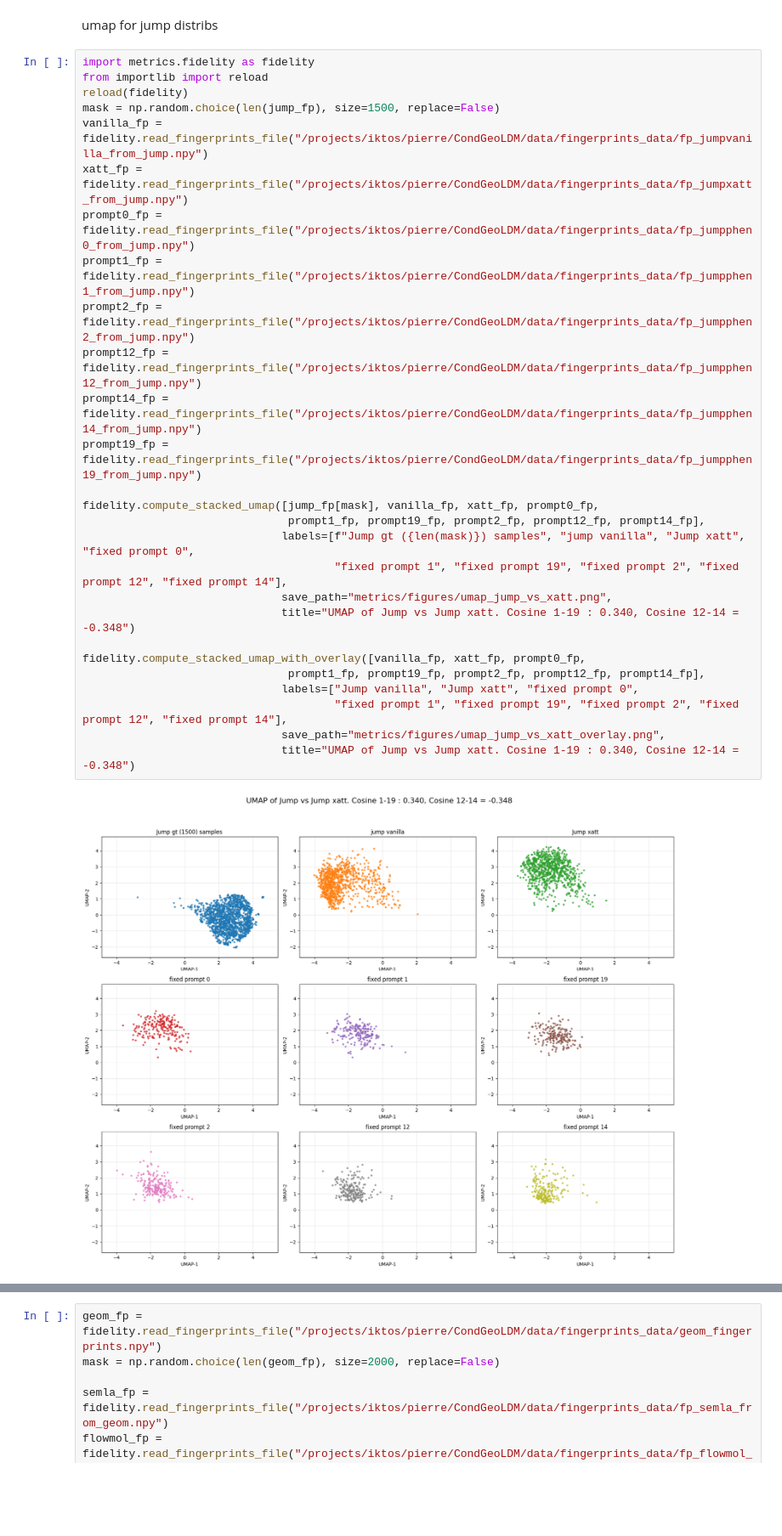
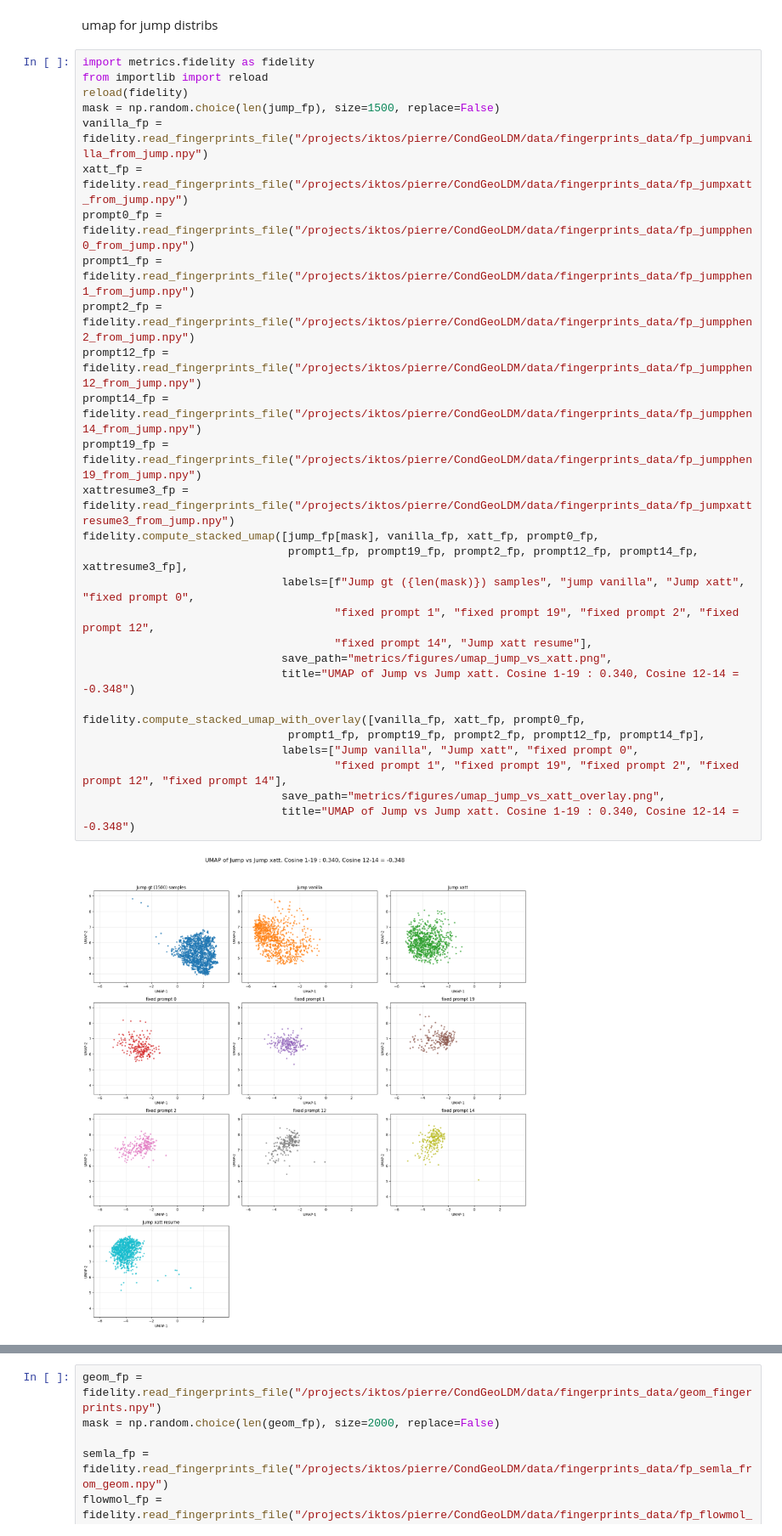
Before and after one commit to pierre-pauchet/Img2Mol, a Jupyter notebook: sandbox.ipynb, the cells around one changed output, grey strips where cells are left out. Shown at 85% size. Cells and saved outputs as stored; diff of their text form; blank space fills up the shorter version.

```diff
--- a/sandbox.ipynb
+++ b/sandbox.ipynb
@@ -285,32 +285,33 @@ umap for jump distribs
 # %%
 import metrics.fidelity as fidelity
 from importlib import reload
 reload(fidelity)
 mask = np.random.choice(len(jump_fp), size=1500, replace=False)
 vanilla_fp = fidelity.read_fingerprints_file("/projects/iktos/pierre/CondGeoLDM/data/fingerprints_data/fp_jumpvanilla_from_jump.npy")
 xatt_fp = fidelity.read_fingerprints_file("/projects/iktos/pierre/CondGeoLDM/data/fingerprints_data/fp_jumpxatt_from_jump.npy")
 prompt0_fp = fidelity.read_fingerprints_file("/projects/iktos/pierre/CondGeoLDM/data/fingerprints_data/fp_jumpphen0_from_jump.npy")
 prompt1_fp = fidelity.read_fingerprints_file("/projects/iktos/pierre/CondGeoLDM/data/fingerprints_data/fp_jumpphen1_from_jump.npy")
 prompt2_fp = fidelity.read_fingerprints_file("/projects/iktos/pierre/CondGeoLDM/data/fingerprints_data/fp_jumpphen2_from_jump.npy")
 prompt12_fp = fidelity.read_fingerprints_file("/projects/iktos/pierre/CondGeoLDM/data/fingerprints_data/fp_jumpphen12_from_jump.npy")
 prompt14_fp = fidelity.read_fingerprints_file("/projects/iktos/pierre/CondGeoLDM/data/fingerprints_data/fp_jumpphen14_from_jump.npy")
 prompt19_fp = fidelity.read_fingerprints_file("/projects/iktos/pierre/CondGeoLDM/data/fingerprints_data/fp_jumpphen19_from_jump.npy")
-
+xattresume3_fp = fidelity.read_fingerprints_file("/projects/iktos/pierre/CondGeoLDM/data/fingerprints_data/fp_jumpxattresume3_from_jump.npy")
 fidelity.compute_stacked_umap([jump_fp[mask], vanilla_fp, xatt_fp, prompt0_fp,
-                               prompt1_fp, prompt19_fp, prompt2_fp, prompt12_fp, prompt14_fp],
+                               prompt1_fp, prompt19_fp, prompt2_fp, prompt12_fp, prompt14_fp, xattresume3_fp],
                               labels=[f"Jump gt ({len(mask)}) samples", "jump vanilla", "Jump xatt", "fixed prompt 0",
-                                      "fixed prompt 1", "fixed prompt 19", "fixed prompt 2", "fixed prompt 12", "fixed prompt 14"],
+                                      "fixed prompt 1", "fixed prompt 19", "fixed prompt 2", "fixed prompt 12",
+                                      "fixed prompt 14", "Jump xatt resume"],
                               save_path="metrics/figures/umap_jump_vs_xatt.png",
                               title="UMAP of Jump vs Jump xatt. Cosine 1-19 : 0.340, Cosine 12-14 = -0.348")
 
 fidelity.compute_stacked_umap_with_overlay([vanilla_fp, xatt_fp, prompt0_fp,
                                prompt1_fp, prompt19_fp, prompt2_fp, prompt12_fp, prompt14_fp],
                               labels=["Jump vanilla", "Jump xatt", "fixed prompt 0",
                                       "fixed prompt 1", "fixed prompt 19", "fixed prompt 2", "fixed prompt 12", "fixed prompt 14"],
                               save_path="metrics/figures/umap_jump_vs_xatt_overlay.png",
                               title="UMAP of Jump vs Jump xatt. Cosine 1-19 : 0.340, Cosine 12-14 = -0.348")
 # %% [output]
-[figure, old version]
+[figure, new version]
 Data type: <class 'numpy.ndarray'>
 Shape: (2983, 1024)
 [figure]
```
Also changed, not shown: 7 other files.
